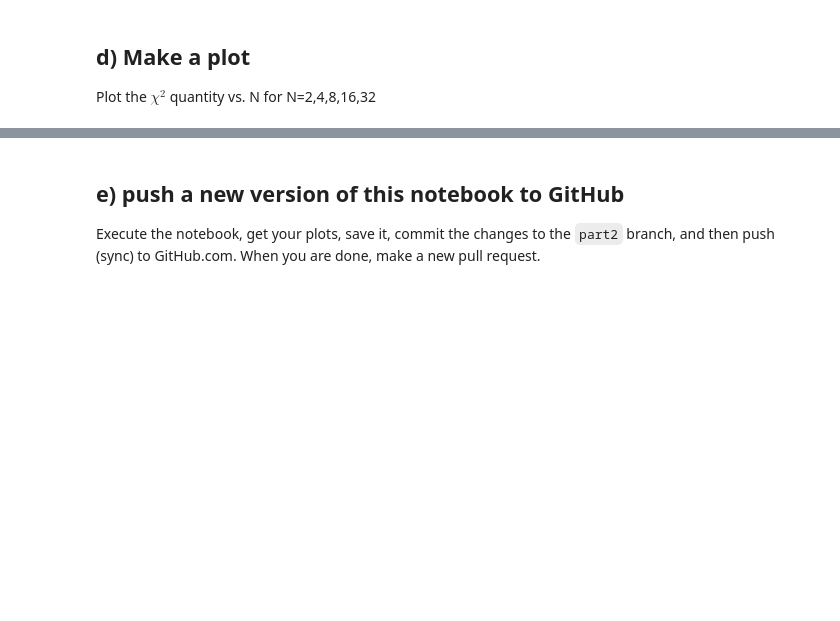
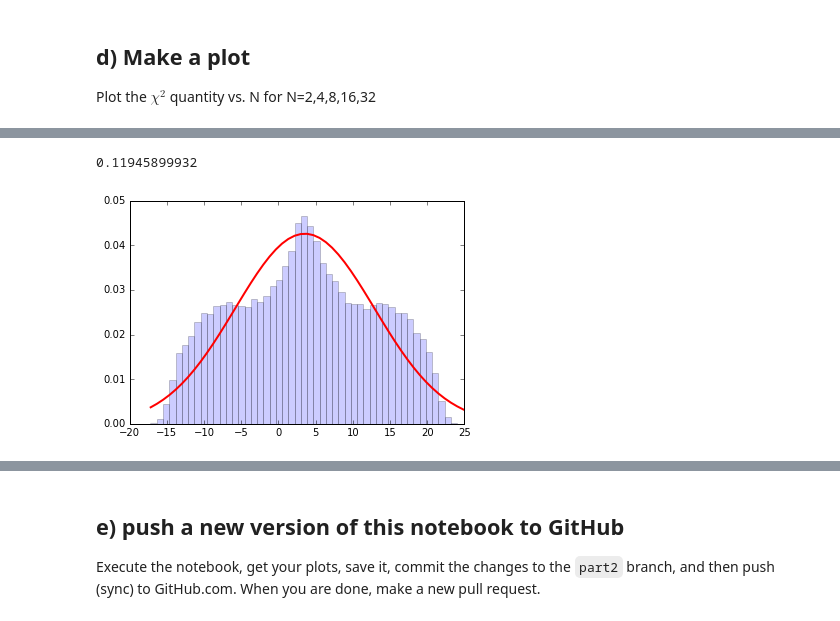
Before and after one commit to cranmer/intro-exp-phys-II, a Jupyter notebook: Central-Limit-Theorem.ipynb, the cells around one changed output, grey strips where cells are left out. Drawn from its saved outputs; the diff is of its cells as text; code cells hidden in the pictures; blank space fills up the shorter version.

```diff
--- a/Central-Limit-Theorem.ipynb
+++ b/Central-Limit-Theorem.ipynb
@@ -400,3 +409,6 @@ do_random_convolution_with_chi2(all_distributions_list, 4)
 # %%
-do_random_convolution_with_chi2(all_distributions_list, 8)
+do_random_convolution_with_chi2(ok_distributions_list, 8)
+# %% [output]
+0.11945899932
+[figure, added]
 # %%
```
Also changed, not shown: parts of 16 cells of this notebook.
